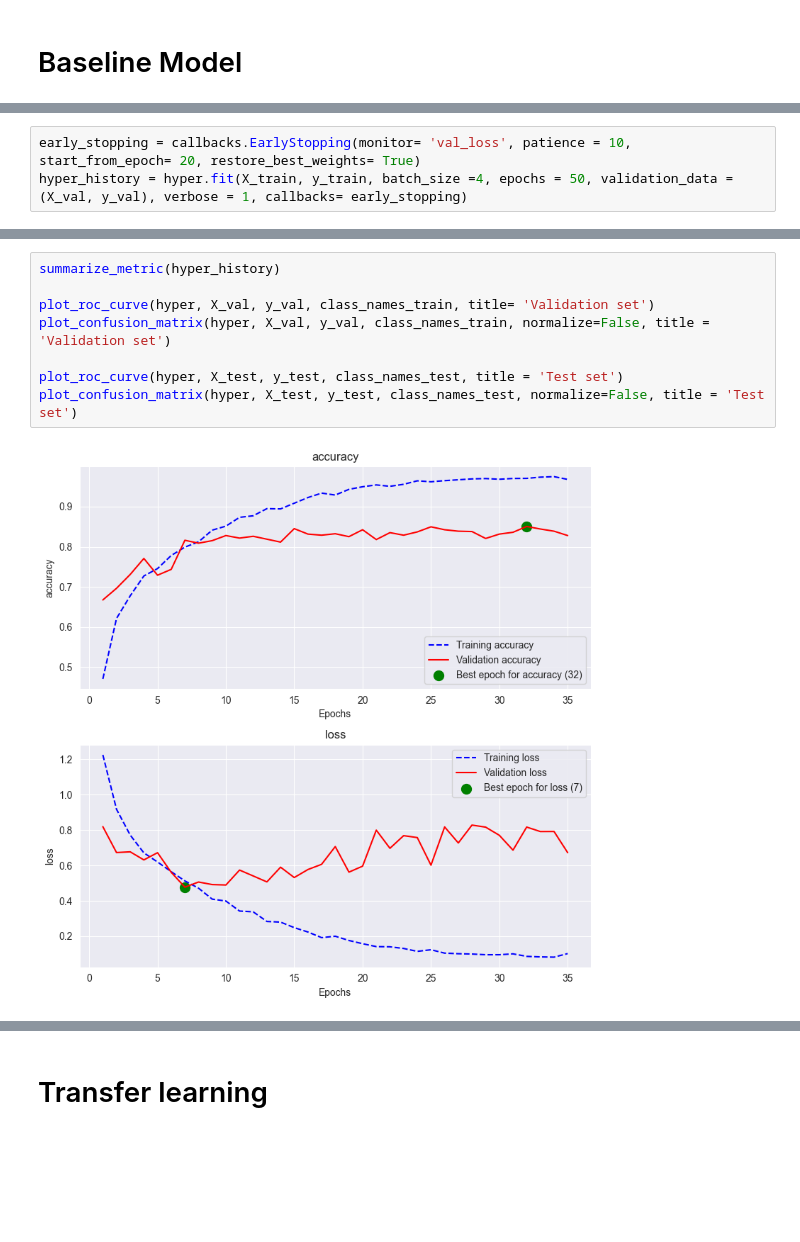
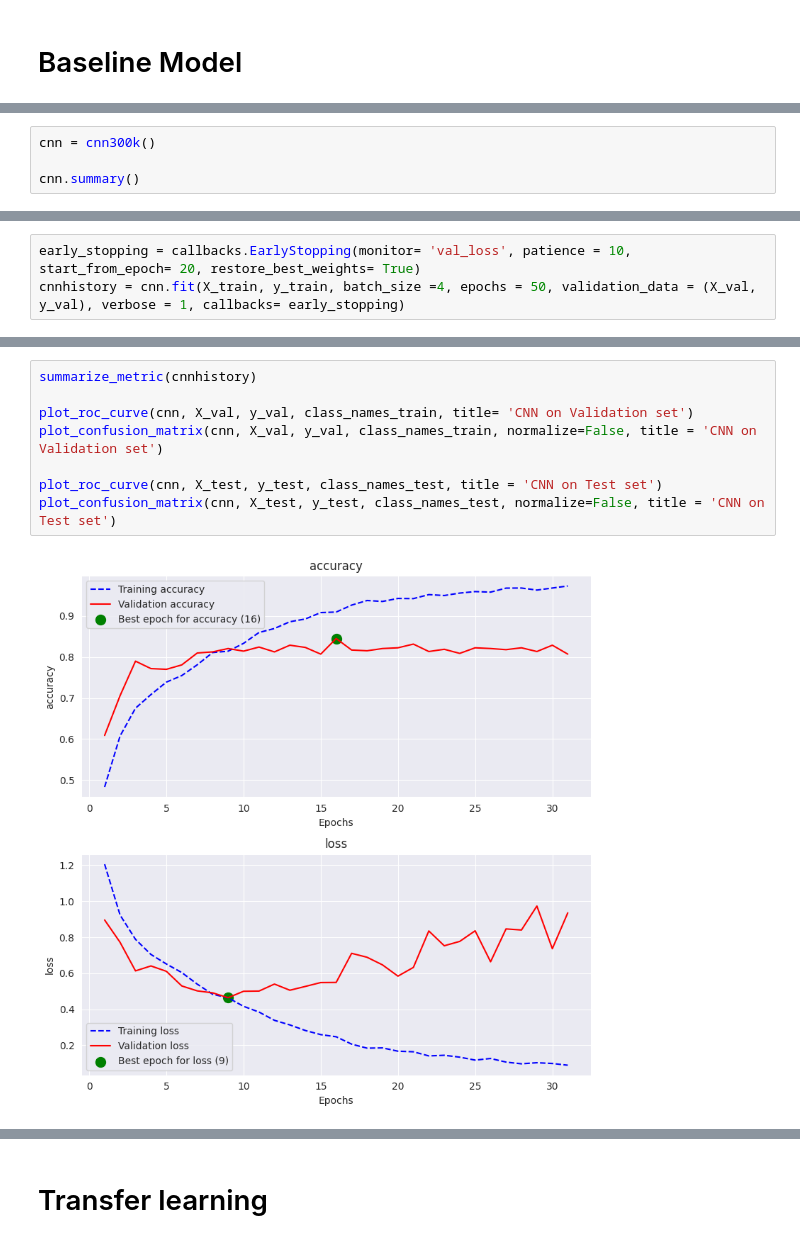
Before and after one commit to Tinus1424/braintumor, a Jupyter notebook: main_notebook.ipynb, the cells around one changed output, grey strips where cells are left out. Drawn from its saved outputs; the diff is of its cells as text; blank space fills up the shorter version.

```diff
--- a/main_notebook.ipynb
+++ b/main_notebook.ipynb
@@ -164,0 +164,4 @@ None
+# %%
+cnn = cnn300k()
+
+cnn.summary()
@@ -165,5 +190,5 @@ None
 # %%
 early_stopping = callbacks.EarlyStopping(monitor= 'val_loss', patience = 10, start_from_epoch= 20, restore_best_weights= True)
-hyper_history = hyper.fit(X_train, y_train, batch_size =4, epochs = 50, validation_data = (X_val, y_val), verbose = 1, callbacks= early_stopping)
+cnnhistory = cnn.fit(X_train, y_train, batch_size =4, epochs = 50, validation_data = (X_val, y_val), verbose = 1, callbacks= early_stopping)
 # %% [output]
 Epoch 1/50
@@ -186,10 +211,10 @@ Epoch 35/50
 # %%
-summarize_metric(hyper_history)
+summarize_metric(cnnhistory)
 
-plot_roc_curve(hyper, X_val, y_val, class_names_train, title= 'Validation set')
-plot_confusion_matrix(hyper, X_val, y_val, class_names_train, normalize=False, title = 'Validation set')
+plot_roc_curve(cnn, X_val, y_val, class_names_train, title= 'CNN on Validation set')
+plot_confusion_matrix(cnn, X_val, y_val, class_names_train, normalize=False, title = 'CNN on Validation set')
 
-plot_roc_curve(hyper, X_test, y_test, class_names_test, title = 'Test set')
-plot_confusion_matrix(hyper, X_test, y_test, class_names_test, normalize=False, title = 'Test set')
+plot_roc_curve(cnn, X_test, y_test, class_names_test, title = 'CNN on Test set')
+plot_confusion_matrix(cnn, X_test, y_test, class_names_test, normalize=False, title = 'CNN on Test set')
 # %% [output]
-[figure, old version]
+[figure, new version]
```
Also changed, not shown: parts of 36 cells of this notebook, 6 other files.
